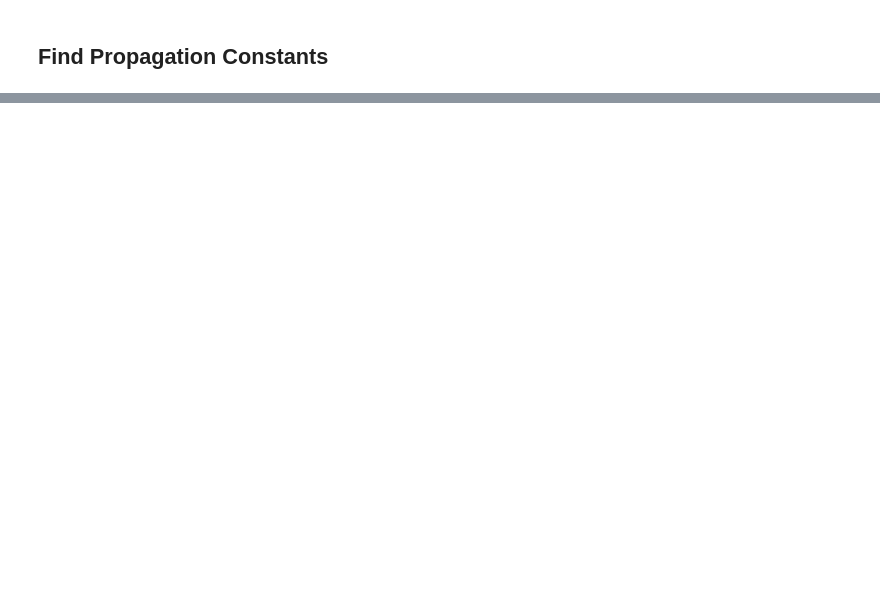
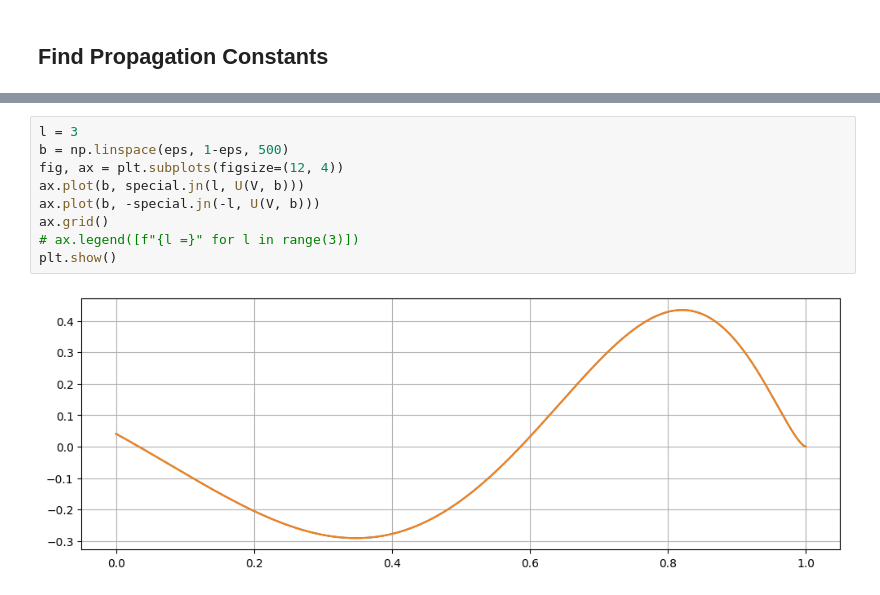
Before and after one commit to aswyatt/DA-Python, a Jupyter notebook: 2025-09/StepIndexFibre_PropConst.ipynb, the cells around one changed output, grey strips where cells are left out. Drawn from its saved outputs; the diff is of its cells as text; blank space fills up the shorter version.

```diff
--- a/2025-09/StepIndexFibre_PropConst.ipynb
+++ b/2025-09/StepIndexFibre_PropConst.ipynb
@@ -240,0 +312,11 @@ plt.show()
+# %%
+l = 3
+b = np.linspace(eps, 1-eps, 500)
+fig, ax = plt.subplots(figsize=(12, 4))
+ax.plot(b, special.jn(l, U(V, b)))
+ax.plot(b, -special.jn(-l, U(V, b)))
+ax.grid()
+# ax.legend([f"{l =}" for l in range(3)])
+plt.show()
+# %% [output]
+[figure, added]
```
Also changed, not shown: parts of 11 cells of this notebook, 1 other file.
